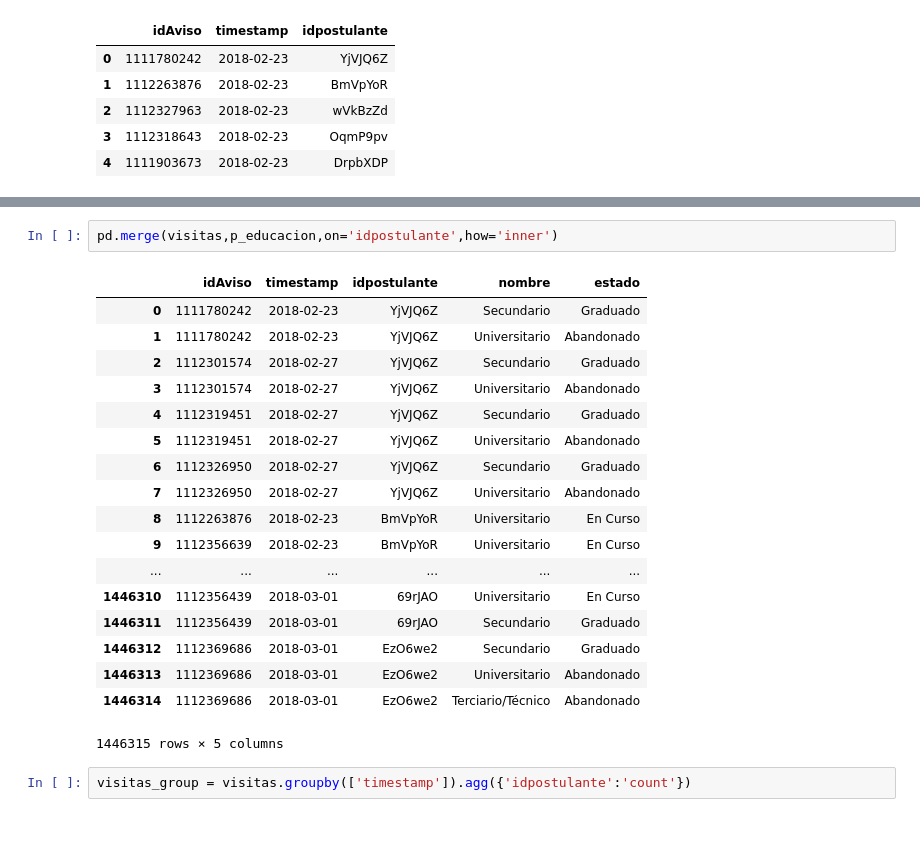
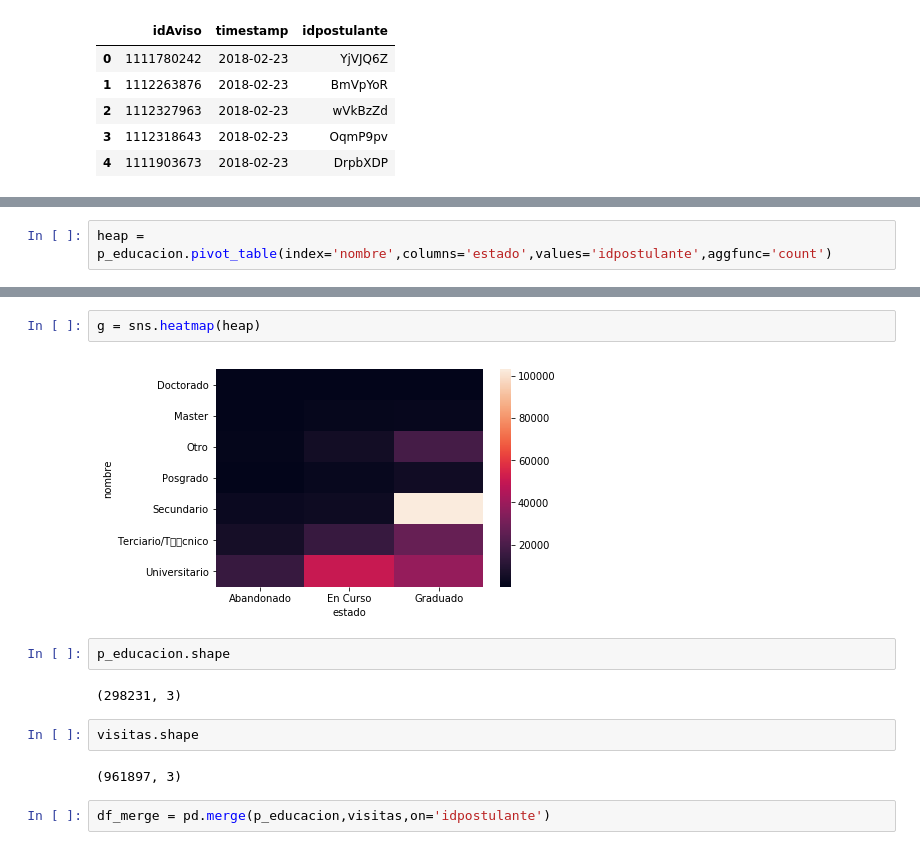
Before and after one commit to BrigliaAn/TP1-AnalisisExploratorio-ZonaJobs, a Jupyter notebook: Santiago.ipynb, the cells around one changed output, grey strips where cells are left out. Cells and saved outputs as stored; diff of their text form.

```diff
--- a/Santiago.ipynb
+++ b/Santiago.ipynb
@@ -350,0 +364,2 @@ visitas.head()
+# %%
+heap = p_educacion.pivot_table(index='nombre',columns='estado',values='idpostulante',aggfunc='count')
@@ -351,23 +378,14 @@ visitas.head()
+# %%
+g = sns.heatmap(heap)
+# %% [output]
+[figure, added]
+# %%
+p_educacion.shape
+# %% [output]
+(298231, 3)
+# %%
+visitas.shape
+# %% [output]
+(961897, 3)
 # %%
-pd.merge(visitas,p_educacion,on='idpostulante',how='inner')
+df_merge = pd.merge(p_educacion,visitas,on='idpostulante')
-# %% [output]
-|  | idAviso | timestamp | idpostulante | nombre | estado |
-| 0 | 1111780242 | 2018-02-23 | YjVJQ6Z | Secundario | Graduado |
-| 1 | 1111780242 | 2018-02-23 | YjVJQ6Z | Universitario | Abandonado |
-| 2 | 1112301574 | 2018-02-27 | YjVJQ6Z | Secundario | Graduado |
-| 3 | 1112301574 | 2018-02-27 | YjVJQ6Z | Universitario | Abandonado |
-| 4 | 1112319451 | 2018-02-27 | YjVJQ6Z | Secundario | Graduado |
-| 5 | 1112319451 | 2018-02-27 | YjVJQ6Z | Universitario | Abandonado |
-| 6 | 1112326950 | 2018-02-27 | YjVJQ6Z | Secundario | Graduado |
-| 7 | 1112326950 | 2018-02-27 | YjVJQ6Z | Universitario | Abandonado |
-| 8 | 1112263876 | 2018-02-23 | BmVpYoR | Universitario | En Curso |
-| 9 | 1112356639 | 2018-02-23 | BmVpYoR | Universitario | En Curso |
-| ... | ... | ... | ... | ... | ... |
-| 1446310 | 1112356439 | 2018-03-01 | 69rJAO | Universitario | En Curso |
-| 1446311 | 1112356439 | 2018-03-01 | 69rJAO | Secundario | Graduado |
-| 1446312 | 1112369686 | 2018-03-01 | EzO6we2 | Secundario | Graduado |
-| 1446313 | 1112369686 | 2018-03-01 | EzO6we2 | Universitario | Abandonado |
-| 1446314 | 1112369686 | 2018-03-01 | EzO6we2 | Terciario/Técnico | Abandonado |
-1446315 rows × 5 columns
-# %%
-visitas_group = visitas.groupby(['timestamp']).agg({'idpostulante':'count'})
```
Also changed, not shown: parts of 9 cells of this notebook.
